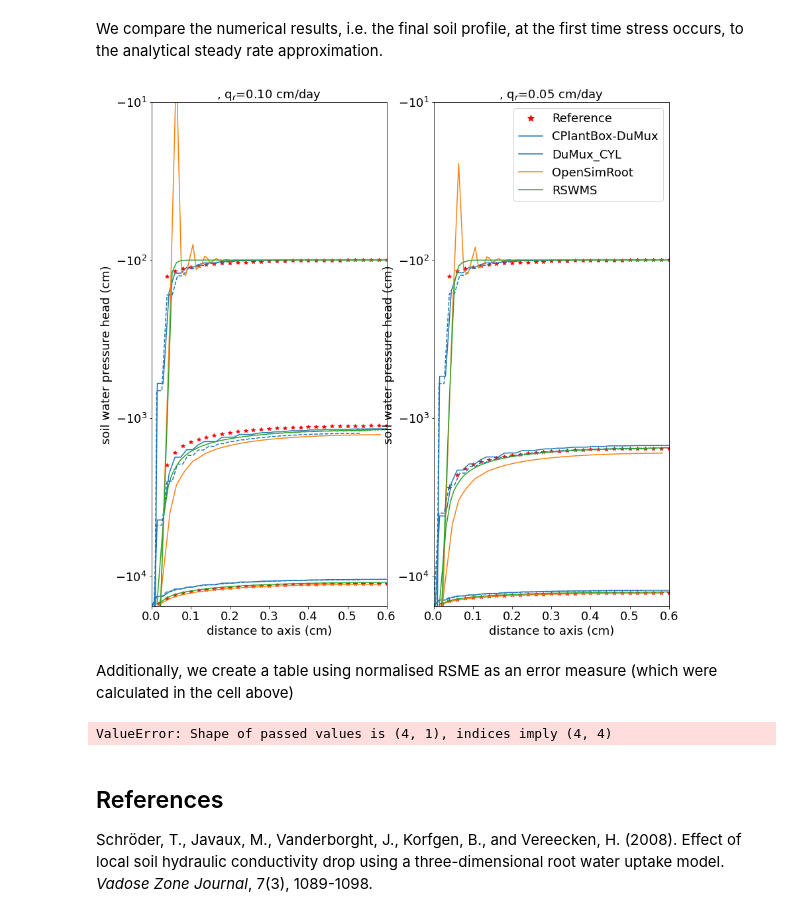
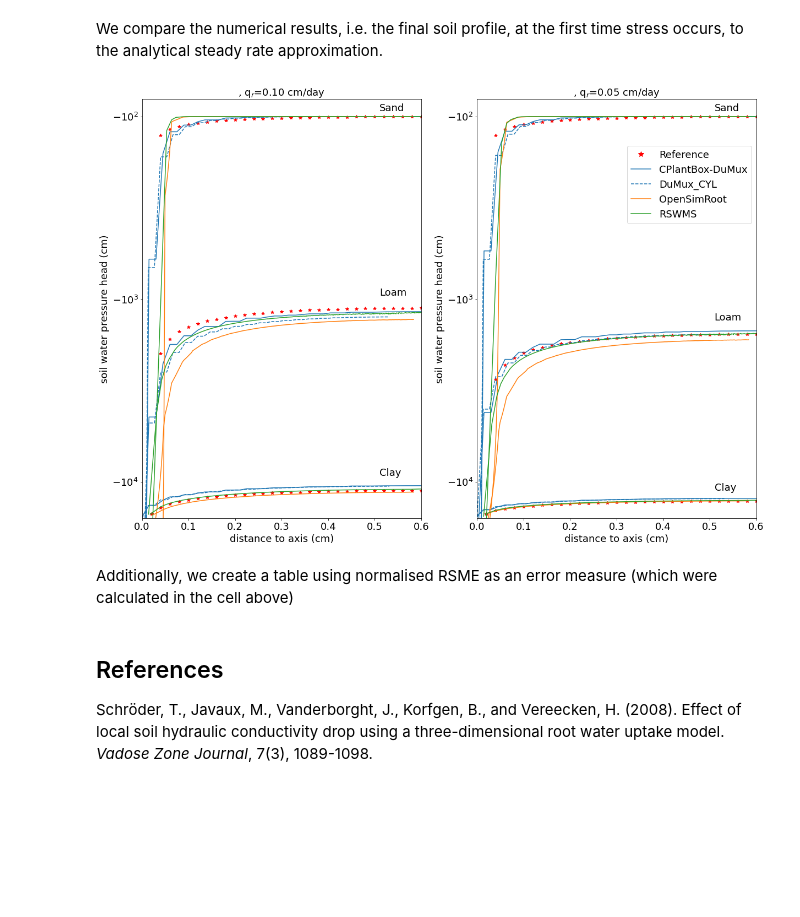
Before and after one commit to RSA-benchmarks/collaborative-comparison, a Jupyter notebook: C1 Coupled problem, static RSA/C1.1 Single root/C1.1 Automated comparison.ipynb, the cells around one changed output. Drawn from its saved outputs; the diff is of its cells as text; code cells hidden in the pictures; blank space fills up the shorter version.

```diff
--- a/C1 Coupled problem, static RSA/C1.1 Single root/C1.1 Automated comparison.ipynb
+++ b/C1 Coupled problem, static RSA/C1.1 Single root/C1.1 Automated comparison.ipynb
@@ -37,7 +37,7 @@ Next, we prepare the analytical solution plots for two transpiration scenarios
 # %%
 def plot_analytical():
     global h_stressonset, wc_stressonset
-    fig, ax = plt.subplots(1,2,figsize=(14,14))
+    fig, ax = plt.subplots(1,2,figsize=(20,14))
     h_out = np.linspace(-100,-14500,100) #cm
     h_lim = -15000 # cm
     q_out = 0
@@ -104,37 +104,43 @@ for dirname, dirnames, filenames in os.walk('C1.1 Numerical results/.'):
                     else:
                         stresslabel=str(round(stressonset_[3*j+k],2))
                     r_n = data[2*(3*j+k)]
                     h_n = data[2*(3*j+k)+1]; #h_n=np.abs(h_n)
                     ax[j].plot(r_n, h_n, color = col[cc], linewidth = 1.5, linestyle=ls) # numeric solution
                     ax[j].set_yscale('symlog')
                     if max(h_n)>maxhn[j,k]: maxhn[j,k]=max(h_n)
-                    ax[j].set_xlim([0,0.6]); ax[j].set_ylim([-15500,-10]);
+                    ax[j].set_xlim([0,0.6]); ax[j].set_ylim([-15800,-80]);
                     lsoil.append(lsoils[k])
                     lqroot.append(lqroots[j])
                     nn.append(len(h_n))
                     r_a = np.linspace(r_root, r_out, 30)
                     h_a = h_stressonset[3*j+k,:]
                     interp = interp1d(r_n, h_n, kind='linear',fill_value='extrapolate', bounds_error = False)
                     h_n = interp(sorted(r_a)) # numerical solution at points of analytical solution
                     nrmse.append(nRMSE(h_a,h_n)) # calculate metrics
             cc += 1
         except Exception as ex:
             print("Something went wrong with file "+f)
             raise
 l.insert(0,"Reference")
 
 import matplotlib.lines as mlines
 l1 = mlines.Line2D([], [], color='red', marker='*', linestyle='None', markersize=10, label='Reference')
 l2 = mlines.Line2D([], [], color=col[0], label='CPlantBox-DuMux')
-l3 = mlines.Line2D([], [], color=col[0], label='DuMux_CYL')
+l3 = mlines.Line2D([], [], color=col[0], linestyle='dashed', label='DuMux_CYL')
 l4 = mlines.Line2D([], [], color=col[1], label='OpenSimRoot')
 l5 = mlines.Line2D([], [], color=col[2], label='RSWMS')
-plt.legend(handles=[l1,l2,l3,l4,l5],prop={'size': 18})
+plt.legend(handles=[l1,l2,l3,l4,l5],prop={'size': 18},loc='upper right', bbox_to_anchor=(1, 0.9))
+ax[0].text(0.85, 0.99, "Sand", transform=ax[0].transAxes, fontsize=18,verticalalignment='top')
+ax[0].text(0.85, 0.55, "Loam", transform=ax[0].transAxes, fontsize=18,verticalalignment='top')
+ax[0].text(0.85, 0.12, "Clay", transform=ax[0].transAxes, fontsize=18,verticalalignment='top')
+ax[1].text(0.85, 0.99, "Sand", transform=ax[1].transAxes, fontsize=18,verticalalignment='top')
+ax[1].text(0.85, 0.49, "Loam", transform=ax[1].transAxes, fontsize=18,verticalalignment='top')
+ax[1].text(0.85, 0.085, "Clay", transform=ax[1].transAxes, fontsize=18,verticalalignment='top')
 
 plt.savefig('c11_results.png', dpi=300, bbox_inches = "tight")
 plt.show()
 # %% [output]
-[figure, old version]
+[figure, new version]
 # %% [markdown]
 Additionally, we create a table using normalised RSME as an error measure (which were calculated in the cell above)
 # %%
@@ -185,8 +191,6 @@ def render_mpl_table(data, col_width=3.0, row_height=0.625, font_size=14,
 
 fig,ax = render_mpl_table(df, header_columns=0, col_width=2.0)
 fig.savefig("table_c1l.png")
-# %% [output]
-ValueError: Shape of passed values is (4, 1), indices imply (4, 4)
 # %%
 #sand = Parameters(0.02, 0.46, 0.0144, 1.534, 15.42, -0.215)
 #loam = Parameters(0.01, 0.42, 0.0084, 1.441, 12.98, -1.497)
```
Also changed, not shown: 1 other file.
